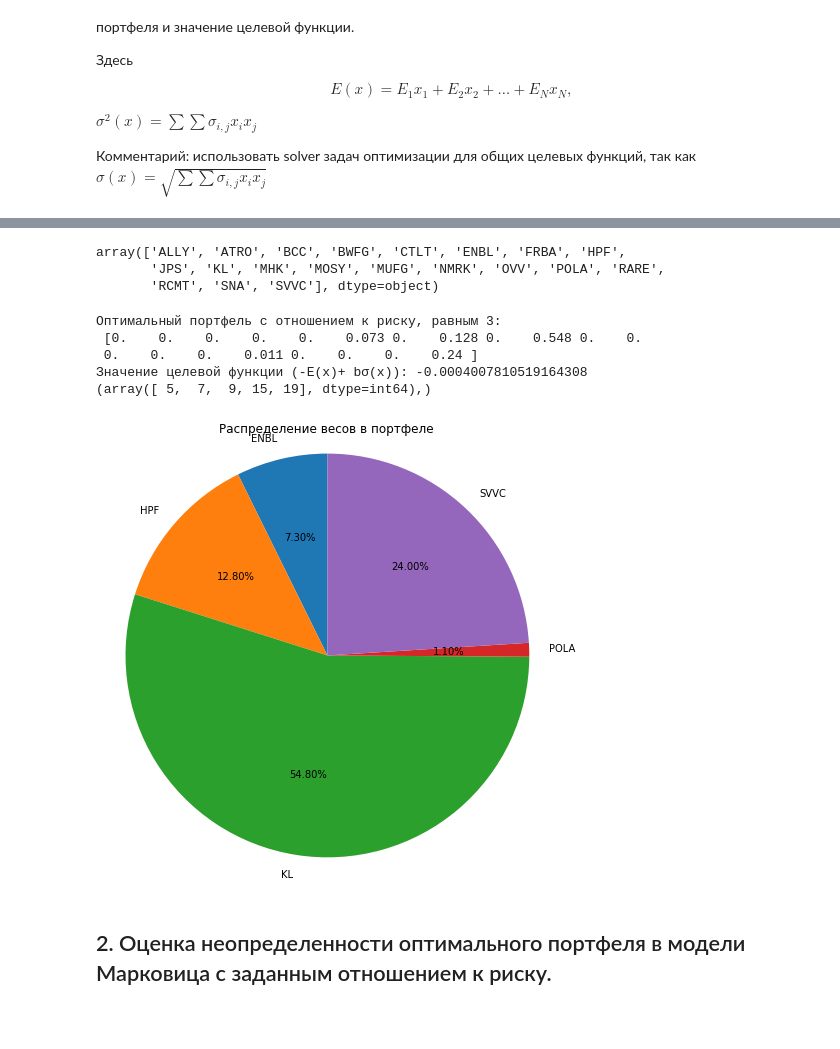
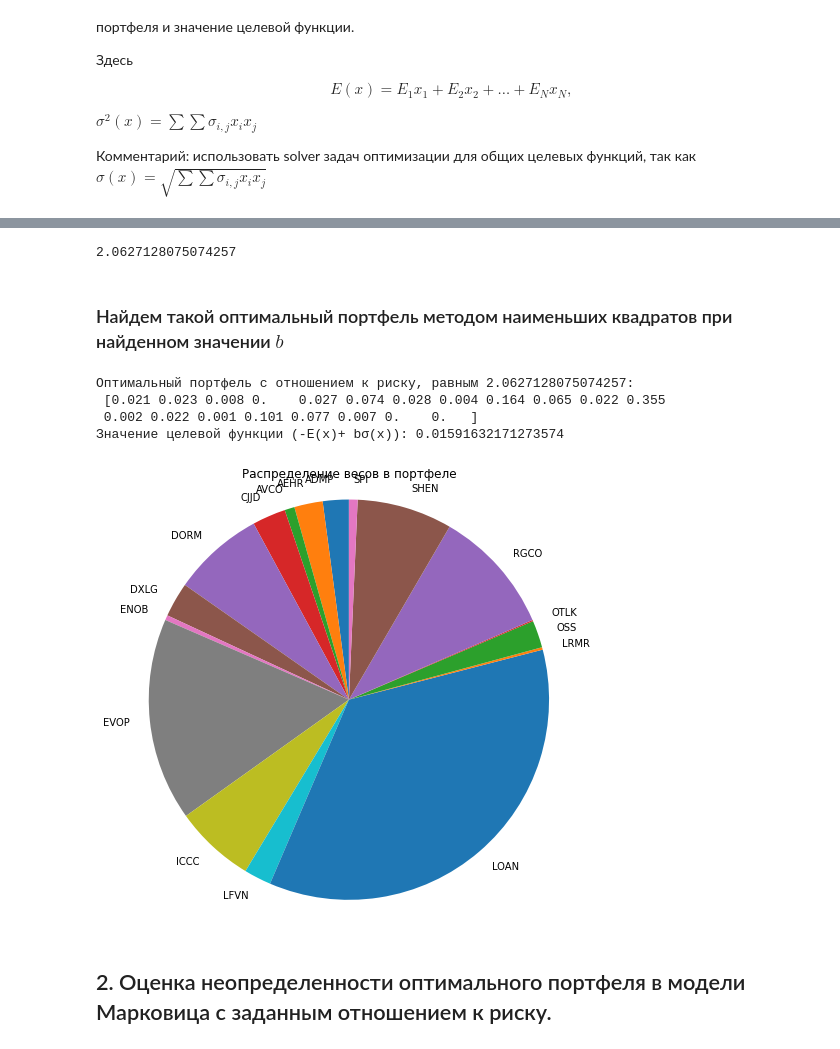
Before and after one commit to dselivanovskaya/Finance-operations-research-lab-3, a Jupyter notebook: lab-3.ipynb, the cells around one changed output, grey strips where cells are left out. Cells and saved outputs as stored; diff of their text form; code cells hidden in the pictures; blank space fills up the shorter version.

```diff
--- a/lab-3.ipynb
+++ b/lab-3.ipynb
@@ -45,7 +45,6 @@ def download_data(tickers_list, year, local_file=False, dropna=True):
             log_returns.loc[dates[date_index], ticker] = np.log(curr_adj_close/prev_adj_close)
 
     return log_returns
-# TODO: compare the results
 
 '''
 def download_data(tickers_list, year, local_file=False, reduce_tickers=False, add_index=False):
@@ -174,7 +173,8 @@ def calc_portfolio_volatility(x, cov_matrix):
     #sigma_sq = np.matmul(np.matmul(x, cov_matrix), x.T)
     sigma_sq = np.matmul(np.matmul(x, cov_matrix.to_numpy()), x.T)
     sigma_sq = float(sigma_sq)
-    return sigma_sq
+    #return sigma_sq
+    return sigma_sq**0.5 # !
 
 # Относительная ошибка в норме Manhattan (cityblock)
 def calc_relative_cityblock_error(vec_true, vec_pred):
@@ -216,2 +186,22 @@ tickers20 = log_returns.columns.to_numpy()
 # %% [markdown]
 Опытным путем был найден список из 20 тикеров, с наименьшим числом обусловленности и ненулевым детерминантом матрицы корреляций:
+# %%
+N = 20
+
+# tickers = pd.read_csv("nasdaq-100_tickers.csv", header=None) # TODO: найти невырожденную матрицу
+# tickers = pd.read_csv("nasdaq_screener.csv", header=None)
+# tickers = list(tickers[0].to_numpy())
+# np.random.seed(69)
+# np.random.shuffle(tickers)
+# tickers100 = tickers[0:50] # пытаемся загрузить 100 случайных, так как некоторые могут отсутствовать
+# log_returns = download_data(tickers100, year="2018").iloc[:, 0:N] # отбираем первые 20
+
+# tickers20 = log_returns.columns.to_numpy()
+
+tickers20 = ['ENOB', 'DORM', 'AVCO', 'ADMP', 'ICCC', 'CJJD', 'TUSK', 'LRMR', 'OSS', 'LFVN',
+             'OTLK', 'DXLG', 'SYRS', 'EVOP', 'AEHR', 'SHEN', 'LOAN', 'CELC', 'SPI', 'RGCO']
+
+log_returns = download_data(tickers20, year="2019")
+
+#tickers20 = np.array(tickers20)
+tickers20 = log_returns.columns # sorted
@@ -263,3 +261,13 @@ $\sigma^2(x)=\sum\sum \sigma_{i, j} x_ix_j$
+# %%
+beta = 0.95
+
+b = 1/(((2*math.pi)**0.5)*(1 - beta)) * math.exp(-((scipy.stats.laplace.ppf(beta))**2)/2) # ?
+b = 1/(((2*math.pi)**0.5)*(1 - beta)) * math.exp(-((scipy.stats.norm.ppf(beta))**2)/2) # ?
+b
+# %% [output]
+2.0627128075074257
+# %% [markdown]
+### Найдем такой оптимальный портфель методом наименьших квадратов при найденном значении $b$
 # %%
 def calc_utility_function(x, means, cov_mat, b):
     return -calc_portfolio_return(x, means) + b * calc_portfolio_volatility(x, cov_mat)
@@ -302,41 +310,33 @@ def find_optimal_portfolio(objective_function, args, n_stocks, decimals=4, short
     else:
         print("Couldn't find minimum")
         return
-# %%
-tickers20
-# %% [output]
-array(['ALLY', 'ATRO', 'BCC', 'BWFG', 'CTLT', 'ENBL', 'FRBA', 'HPF',
-       'JPS', 'KL', 'MHK', 'MOSY', 'MUFG', 'NMRK', 'OVV', 'POLA', 'RARE',
-       'RCMT', 'SNA', 'SVVC'], dtype=object)
 # %%
-b = 3
 x_opt, utility_function_opt = find_optimal_portfolio(calc_utility_function,
                                                      (means, cov_mat, b),
                                                      n_stocks=means.shape[0],
                                                      decimals=3,
                                                      short_sales=False)
 
 print(f"Оптимальный портфель с отношением к риску, равным {b}: \n {x_opt}")
 print(f"Значение целевой функции (-E(x)+ bσ(x)): {utility_function_opt}")
 
 # pie plot
 fig1, ax1 = plt.subplots(figsize=(8, 8))
-print(np.where(x_opt != 0))
+#print(np.where(x_opt != 0))
 ax1.pie(x_opt[np.where(x_opt != 0)],
         labels=tickers20[np.where(x_opt != 0)],
-        autopct='%.2f%%',
-        #shadow=True,
+        # autopct='%.2f%%',
+        # shadow=True,
         startangle=90)
 ax1.axis('equal')  # Equal aspect ratio ensures that pie is drawn as a circle.
 plt.title("Распределение весов в портфеле")
 plt.show()
 # %% [output]
-Оптимальный портфель с отношением к риску, равным 3:
- [0.    0.    0.    0.    0.    0.073 0.    0.128 0.    0.548 0.    0.
- 0.    0.    0.    0.011 0.    0.    0.    0.24 ]
-Значение целевой функции (-E(x)+ bσ(x)): -0.0004007810519164308
-(array([ 5,  7,  9, 15, 19], dtype=int64),)
+Оптимальный портфель с отношением к риску, равным 2.0627128075074257:
+ [0.021 0.023 0.008 0.    0.027 0.074 0.028 0.004 0.164 0.065 0.022 0.355
+ 0.002 0.022 0.001 0.101 0.077 0.007 0.    0.   ]
+Значение целевой функции (-E(x)+ bσ(x)): 0.01591632171273574
-[figure, old version]
+[figure, new version]
 # %% [markdown]
 ## 2. Оценка неопределенности оптимального портфеля в модели Марковица с заданным отношением к риску.
 # %% [markdown]
```
Also changed, not shown: parts of 10 cells of this notebook.
